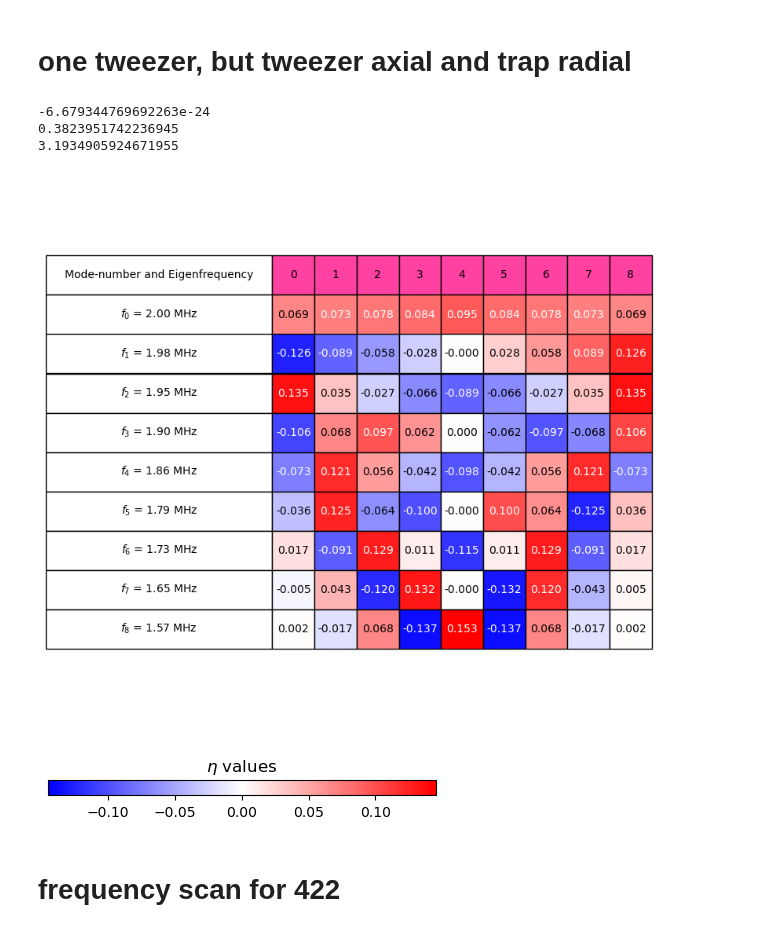
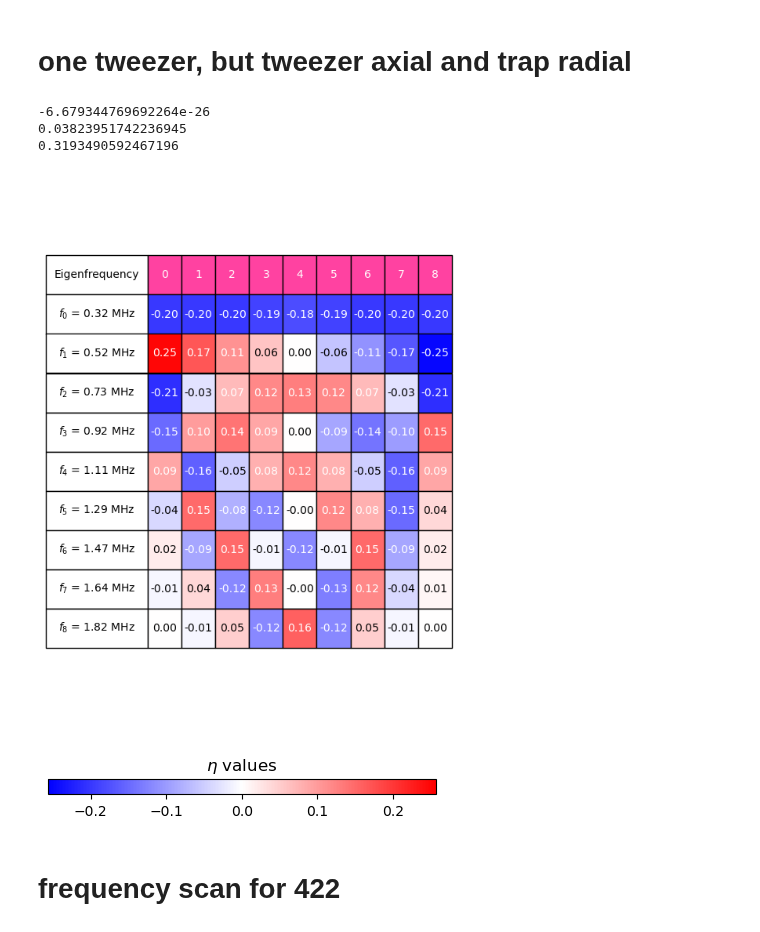
Before and after one commit to SQRLab/BladeRunner, a Jupyter notebook: Tweezers/General_Figs.ipynb, the cells around one changed output. Drawn from its saved outputs; the diff is of its cells as text; code cells hidden in the pictures.

```diff
--- a/Tweezers/General_Figs.ipynb
+++ b/Tweezers/General_Figs.ipynb
@@ -306,7 +306,7 @@ plt.show()
 N = 9
 tweezed_ions = []
 w_rf_a = 2*pi*0.3*1e6
-w_rf_r = 2*pi*2e6
+w_rf_r = 2*pi*3e6
 ueq = ion_spacing(N, w_rf_a)[0]
 P_opt = 0
 w0 = 1e-6
@@ -1419,7 +1347,7 @@ tweezed_ions = [4]
 w_rf_a = 2*pi*0.3e6
 w_rf_r = 2*pi*2e6
 ueq = ion_spacing(N, w_rf_a)[0]
-P_opt = 10
+P_opt = 100e-3
 w0 = 1e-6
 U = potential(omega_tweezer,linewidths,omega_res,P_opt,w0)
 w_tw_a = omega_tweezer_a(U,beam_waist,tweezer_wavelength,m)
@@ -1459,25 +1387,25 @@ for i in range(len(etas_radial[0])):  # Iterate over the number of components in
 for i in range(len(etas_ra[0])):  # Iterate over the number of components in each mode vector
     data_ra[f"Component {i+1}"] = [eta[i] for eta in etas_ra]
 # %% [output]
--6.679344769692263e-24
-0.3823951742236945
-3.1934905924671955
+-6.679344769692264e-26
+0.03823951742236945
+0.3193490592467196
 # %%
-fig, ax = plt.subplots(figsize=(1, 1 * len(ra_modes)))
+fig, ax = plt.subplots(figsize=(1, 1 * len(axial_modes)))
 ax.axis('tight')
 ax.axis('off')
 
 # Adding a table
 table_data = []
-for index, (omega, values) in enumerate(ra_modes):
+for index, (omega, values) in enumerate(axial_modes):
     # Convert omega from radians per second to MHz
     omega_mhz = (omega  / 1e6)
-    formatted_values = [f"{eta:.3f}" for eta in etas_ra[index]]  # Use etas_radial for the cell values
+    formatted_values = [f"{eta:.2f}" for eta in etas_axial[index]]  # Use etas_radial for the cell values
     omega_label = f"$f_{{{index}}}$ = {omega_mhz:.2f} MHz"
     table_data.append([omega_label] + formatted_values)
 
 # Create column labels
-column_labels = ['Mode-number and Eigenfrequency'] + [f"{i}" for i in range(len(etas_ra[0]))]
+column_labels = ['Eigenfrequency'] + [f"{i}" for i in range(len(etas_axial[0]))]
 
 # The table
 table = ax.table(cellText=table_data, colLabels=column_labels, loc='center', cellLoc='center')
@@ -1486,36 +1414,37 @@ table = ax.table(cellText=table_data, colLabels=column_labels, loc='center', cel
 table.auto_set_font_size(False)
 table.set_fontsize(10)
 
 # Adjusting column widths
-colWidths = [0.3] * (len(etas_ra[0]) + 1)
+colWidths = [0.3] * (len(etas_axial[0]) + 1)
 colWidths[0] = 0.3  # Adjust the first column width as needed
 table.auto_set_column_width(col=[i for i in range(len(colWidths))])
 
 # Adjusting row heights
 table.scale(1, 3)  # Increase the second argument to make rows taller
 
 # Color map for background colors
 cmap = plt.get_cmap('bwr')
-norm = mcolors.Normalize(vmin=-max(max(etas_ra))-0.01, vmax=max(max(etas_ra))+0.01)
+norm = mcolors.Normalize(vmin=-max(max(etas_axial))-0.01, vmax=max(max(etas_axial))+0.01)
 
 # Applying color to the value cells
 for i, row in enumerate(table_data, start=1):
     for j in range(1, len(row)):
         value = float(row[j])
         color = cmap(norm(value))
         table[i, j].set_facecolor(color)
         table[i, j].set_text_props(color='black' if -0.07 < value < 0.07 else 'white')
+        table[0,i].set_text_props(color='white')  # Keep the first column text color black
 
 # Set gray background for the first row, excluding the top left corner cell
 for j in range(1, len(column_labels)):  # Skip the top left corner cell
     table[0, j].set_facecolor('#FF42A1')
 table[0, 0].set_facecolor('white')  # Keep the top left corner cell white
 #table[0,4].set_facecolor('gray')
 
 # Show the plot
 plt.show()
 # %% [output]
-[figure, old version]
+[figure, new version]
 # %%
 # Create a figure and axis for the color bar
 fig, ax = plt.subplots(figsize=(5,0.2))
@@ -1531,7 +1460,7 @@ cbar = mcolorbar.ColorbarBase(ax, cmap=cmap,
 cbar.set_label('')
 plt.show()
 # %% [output]
-[figure, old version]
+[figure, new version]
 # %% [markdown]
 # frequency scan for 422
 # %%
```
Also changed, not shown: parts of 5 cells of this notebook, 1 other file.
